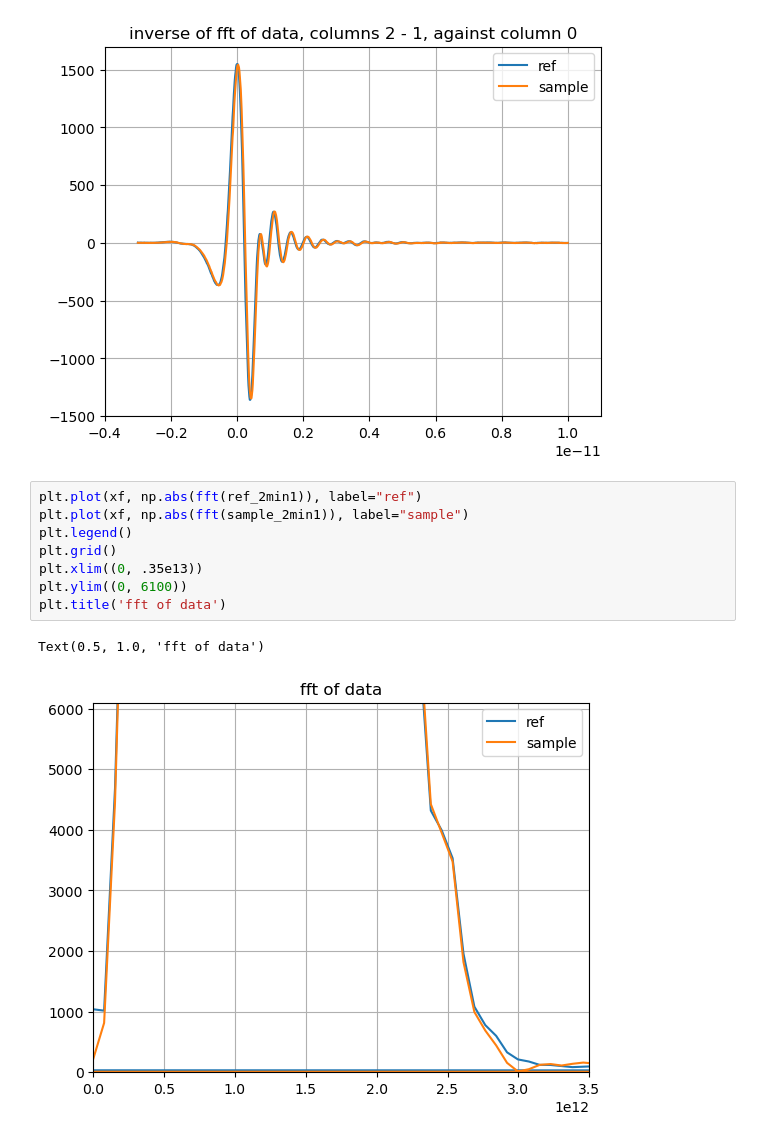
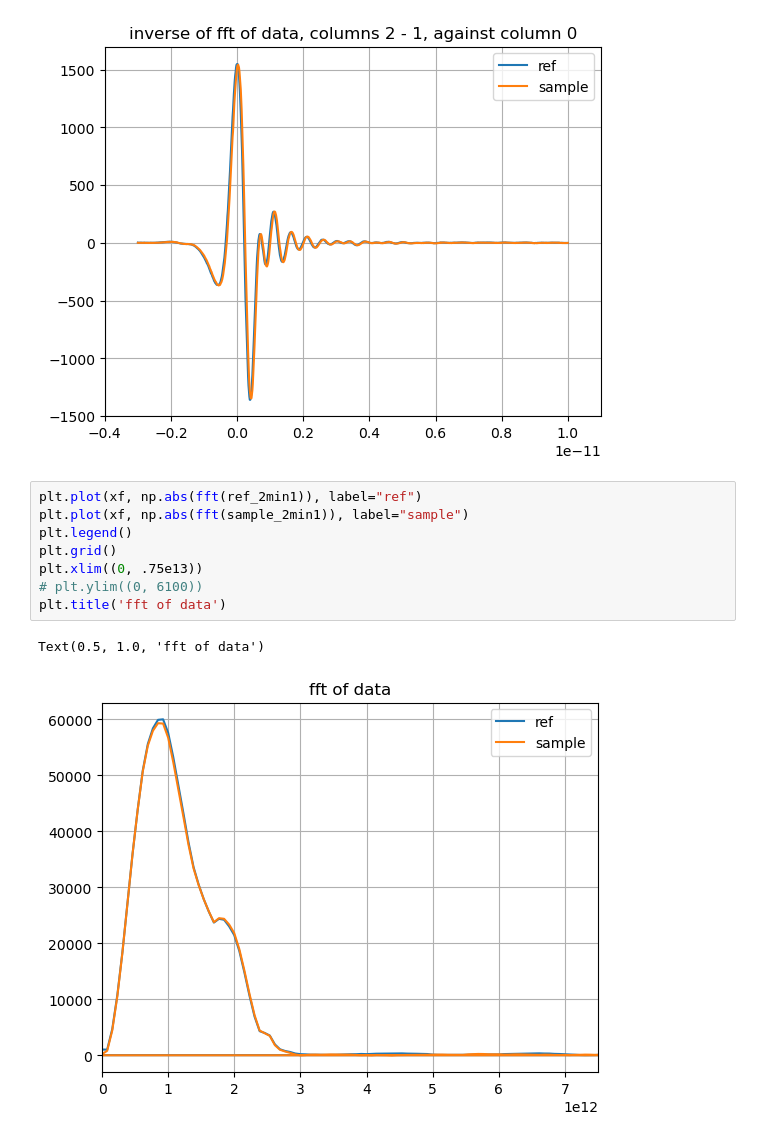
Before and after one commit to sebranchett/cheme-om-fft, a Jupyter notebook: remove_frequencies.ipynb, the cells around one changed output. Saved outputs shown, nothing was run; the diff lists cells and outputs as text.

```diff
--- a/remove_frequencies.ipynb
+++ b/remove_frequencies.ipynb
@@ -41,11 +41,11 @@ Text(0.5, 1.0, 'inverse of fft of data, columns 2 - 1, against column 0')
 # %%
 plt.plot(xf, np.abs(fft(ref_2min1)), label="ref")
 plt.plot(xf, np.abs(fft(sample_2min1)), label="sample")
 plt.legend()
 plt.grid()
-plt.xlim((0, .35e13))
-plt.ylim((0, 6100))
+plt.xlim((0, .75e13))
+# plt.ylim((0, 6100))
 plt.title('fft of data')
 # %% [output]
 Text(0.5, 1.0, 'fft of data')
-[figure, old version]
+[figure, new version]
```
Also changed, not shown: parts of 7 cells of this notebook.
